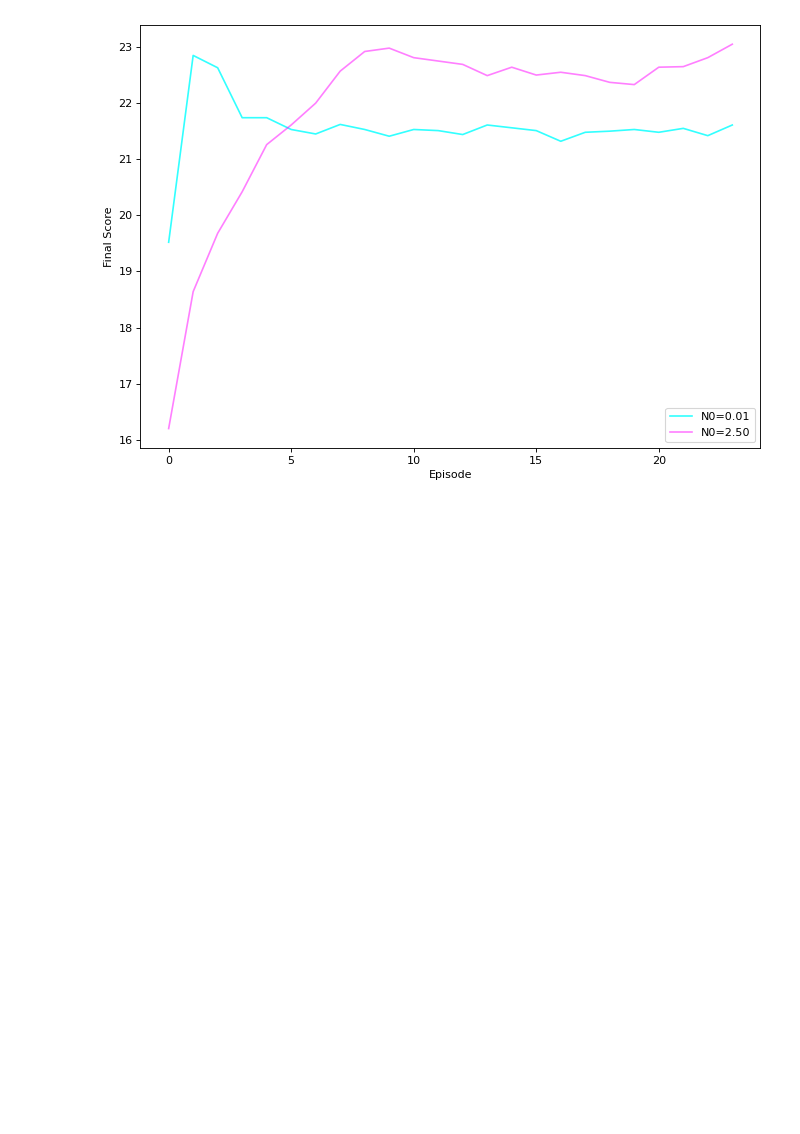
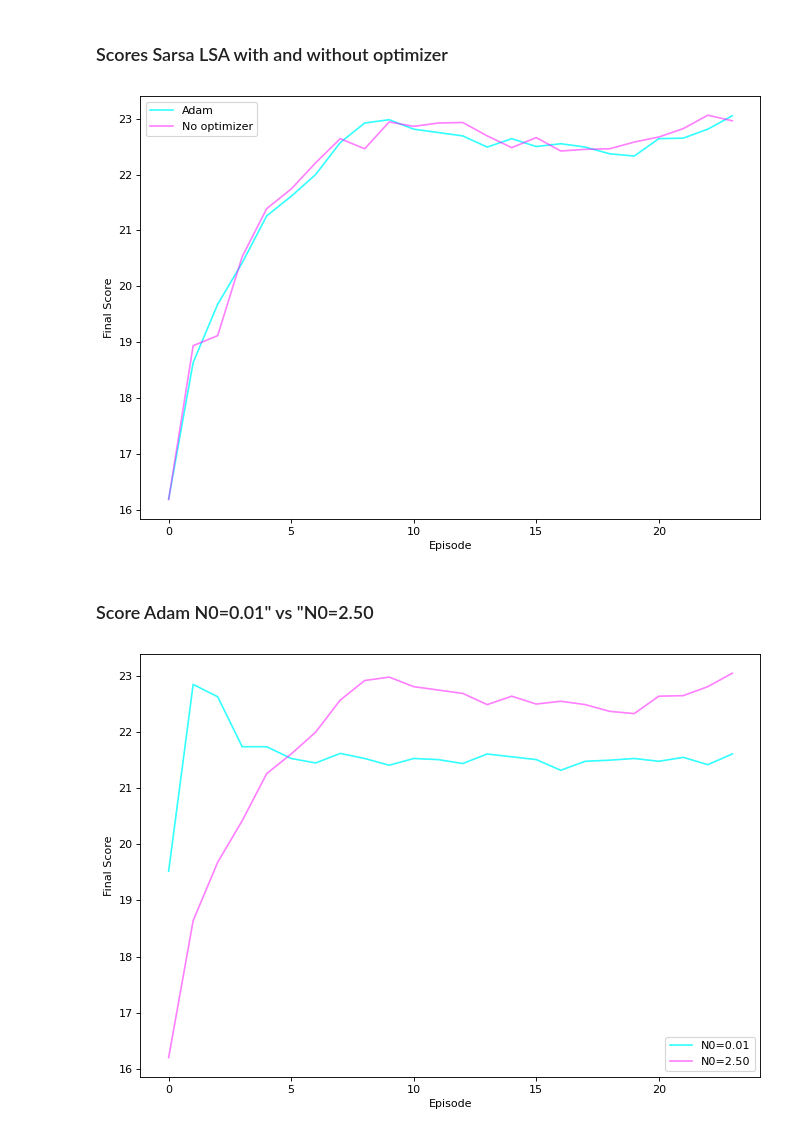
Before and after one commit to DionisiusMayr/FreewayGame, a Jupyter notebook: leonardo/plots.ipynb, the cells around one changed output. Saved outputs shown, nothing was run; the diff lists cells and outputs as text; code cells hidden in the pictures; blank space fills up the shorter version.

Commit message:
plots for comparison

```diff
--- a/leonardo/plots.ipynb
+++ b/leonardo/plots.ipynb
@@ -1 +37,22 @@
+# %% [markdown]
+### Scores Sarsa LSA with and without optimizer
+# %%
+s1 = exp_adam_n25.scores[:num_eps]
+s2 = exp_lfa_n25.scores[:num_eps]
+blocks = num_eps//100
+s1_avg100 = []
+for b in range(blocks-1):
+    value = statistics.mean(s1[b*100:(b+1)*100])
+    s1_avg100.append(value)
+
+s2_avg100 = []
+for b in range(blocks-1):
+    value = statistics.mean(s2[b*100:(b+1)*100])
+    s2_avg100.append(value)
+
+aux_plots.plot_2scores(s1_avg100, s2_avg100, "Adam", "No optimizer")
+# %% [output]
+[figure, added]
+# %% [markdown]
+### Score Adam N0=0.01" vs "N0=2.50
 # %%
```
Also changed, not shown: parts of 9 cells of this notebook.
